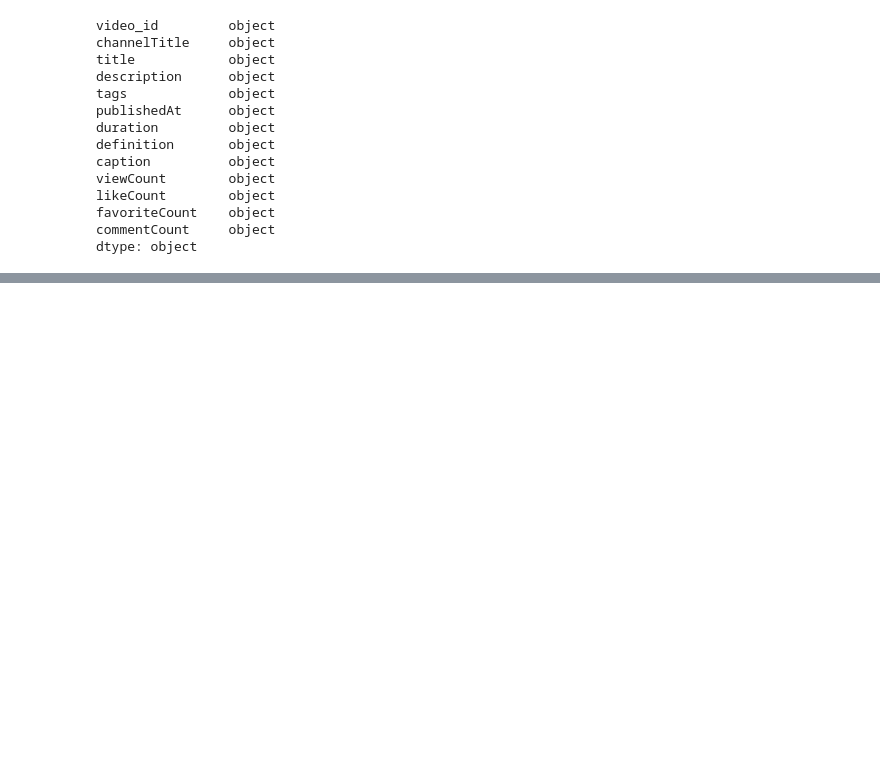
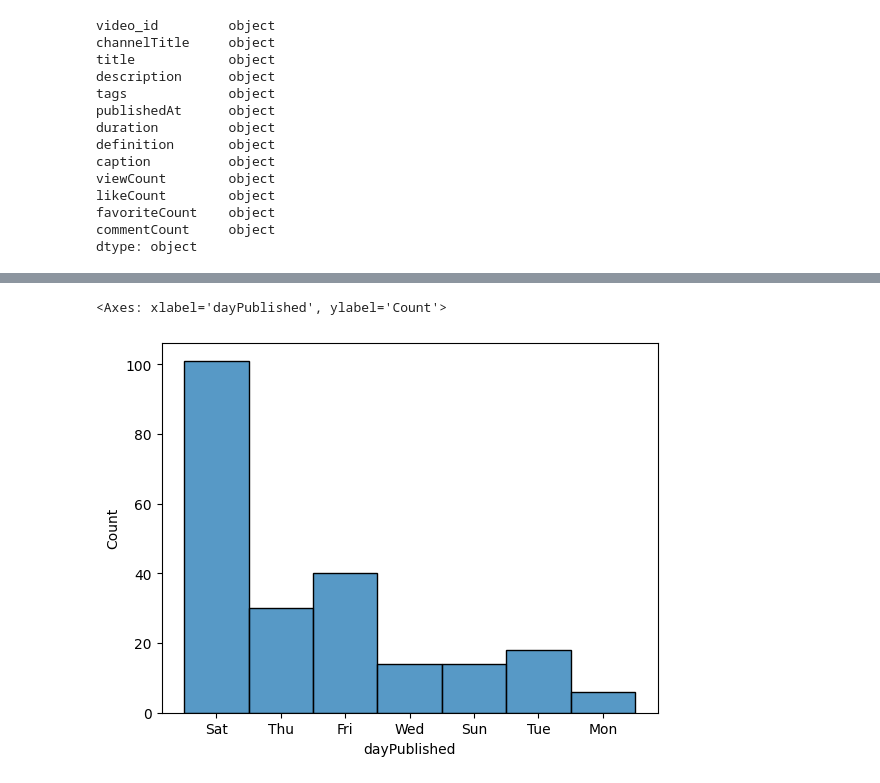
Before and after one commit to WackyChomp/youtube-analysis, a Jupyter notebook: 2-dataframe/youtube_analysis.ipynb, the cells around one changed output, grey strips where cells are left out. Cells and saved outputs as stored; diff of their text form; code cells hidden in the pictures; blank space fills up the shorter version.

```diff
--- a/2-dataframe/youtube_analysis.ipynb
+++ b/2-dataframe/youtube_analysis.ipynb
@@ -350,0 +355,6 @@ plt.show()
+# %%
+sns.histplot(data = video_df, x='dayPublished', bins=30)
+plt.show()
+# %% [output]
+<Axes: xlabel='dayPublished', ylabel='Count'>
+[figure, added]
```
Also changed, not shown: parts of 20 cells of this notebook.
